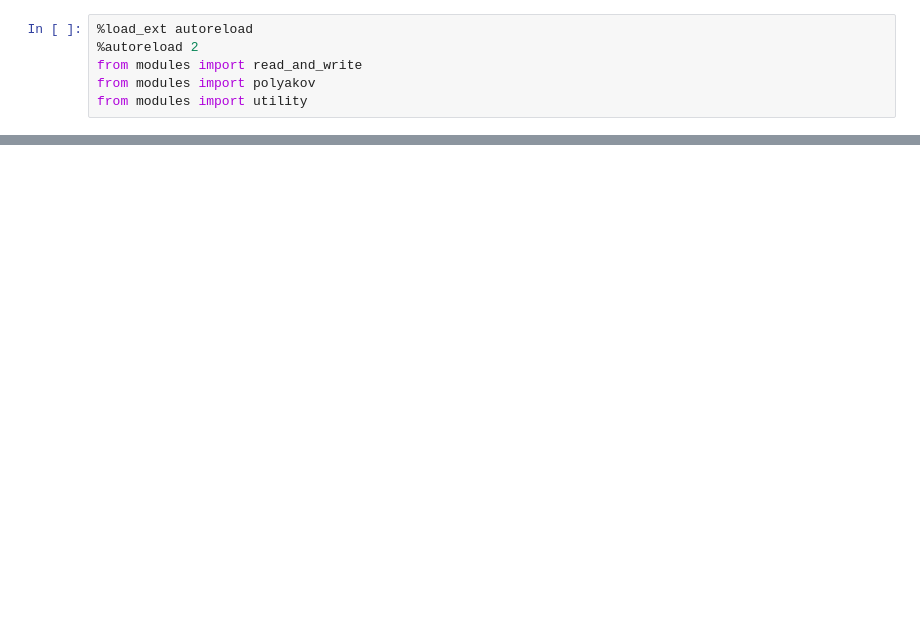
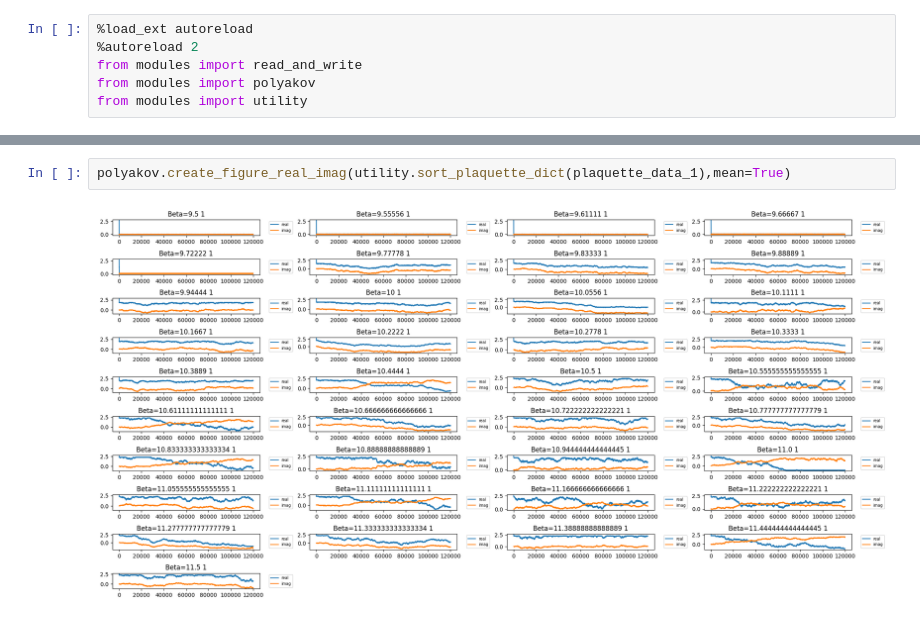
Before and after one commit to Haaaaron/SUN_twist_python_analysis, a Jupyter notebook: SUN_polyakov.ipynb, the cells around one changed output, grey strips where cells are left out. Cells and saved outputs as stored; diff of their text form; blank space fills up the shorter version.

```diff
--- a/SUN_polyakov.ipynb
+++ b/SUN_polyakov.ipynb
@@ -21 +27,5 @@ something
+# %%
+polyakov.create_figure_real_imag(utility.sort_plaquette_dict(plaquette_data_1),mean=True)
+# %% [output]
+[figure, added]
 # %%
```
Also changed, not shown: parts of 9 cells of this notebook, 43 other files.
